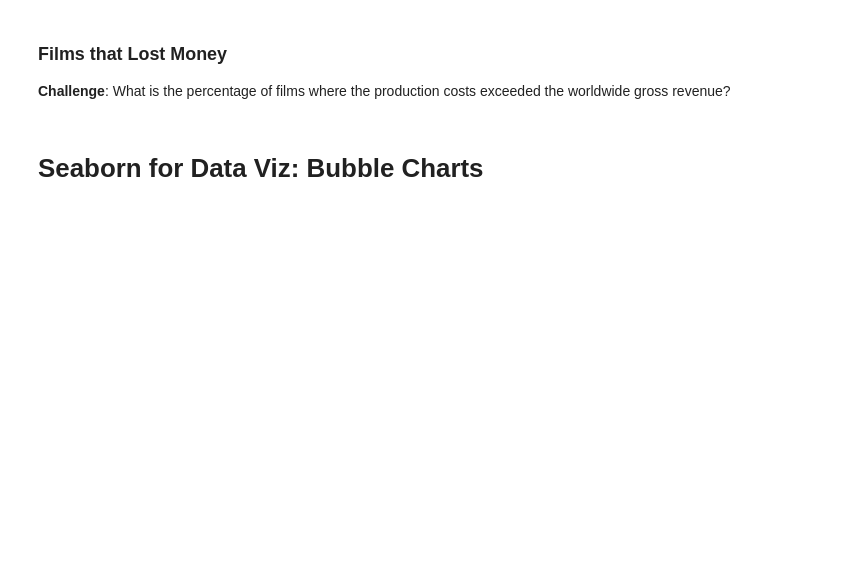
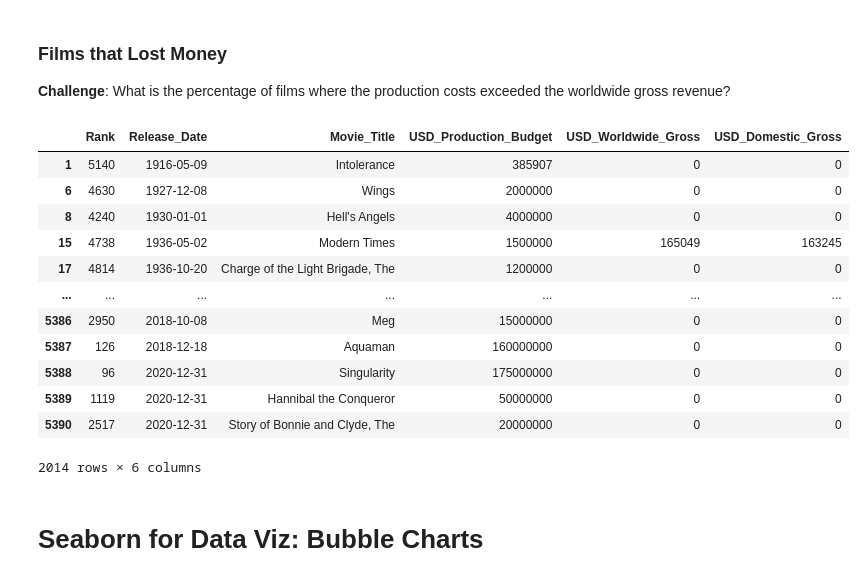
Before and after one commit to Shwifty0/100DOC, a Jupyter notebook: 100DOCDay78/Seaborn_and_Linear_Regression_(start).ipynb, the cells around one changed output. Saved outputs shown, nothing was run; the diff lists cells and outputs as text; code cells hidden in the pictures; blank space fills up the shorter version.

```diff
--- a/100DOCDay78/Seaborn_and_Linear_Regression_(start).ipynb
+++ b/100DOCDay78/Seaborn_and_Linear_Regression_(start).ipynb
@@ -181,5 +236,21 @@ scrape_date = pd.Timestamp('2018-5-1')
 
 **Challenge**:
 What is the percentage of films where the production costs exceeded the worldwide gross revenue?
+# %%
+data.query("USD_Production_Budget > USD_Worldwide_Gross")
+# %% [output]
+|  | Rank | Release_Date | Movie_Title | USD_Production_Budget | USD_Worldwide_Gross | USD_Domestic_Gross |
+| 1 | 5140 | 1916-05-09 | Intolerance | 385907 | 0 | 0 |
+| 6 | 4630 | 1927-12-08 | Wings | 2000000 | 0 | 0 |
+| 8 | 4240 | 1930-01-01 | Hell's Angels | 4000000 | 0 | 0 |
+| 15 | 4738 | 1936-05-02 | Modern Times | 1500000 | 165049 | 163245 |
+| 17 | 4814 | 1936-10-20 | Charge of the Light Brigade, The | 1200000 | 0 | 0 |
+| ... | ... | ... | ... | ... | ... | ... |
+| 5386 | 2950 | 2018-10-08 | Meg | 15000000 | 0 | 0 |
+| 5387 | 126 | 2018-12-18 | Aquaman | 160000000 | 0 | 0 |
+| 5388 | 96 | 2020-12-31 | Singularity | 175000000 | 0 | 0 |
+| 5389 | 1119 | 2020-12-31 | Hannibal the Conqueror | 50000000 | 0 | 0 |
+| 5390 | 2517 | 2020-12-31 | Story of Bonnie and Clyde, The | 20000000 | 0 | 0 |
+2014 rows × 6 columns
 # %% [markdown]
 # Seaborn for Data Viz: Bubble Charts
```
Also changed, not shown: parts of 7 cells of this notebook.
